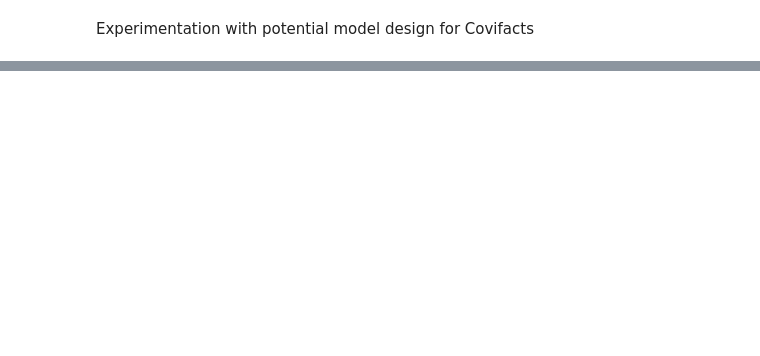
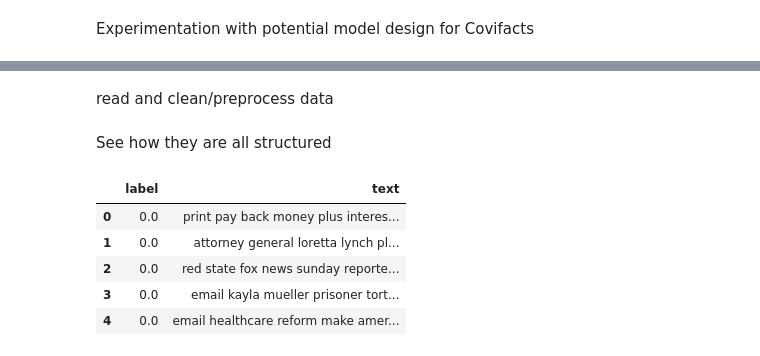
Before and after one commit to sebswU/coviFacts, a Jupyter notebook: botTrainer.ipynb, the cells around one changed output, grey strips where cells are left out. Saved outputs shown, nothing was run; the diff lists cells and outputs as text; code cells hidden in the pictures; blank space fills up the shorter version.

```diff
--- a/botTrainer.ipynb
+++ b/botTrainer.ipynb
@@ -151,0 +462,2 @@ NameError: ignored
+# %% [markdown]
+read and clean/preprocess data
@@ -151,0 +474,2 @@ NameError: ignored
+# %% [markdown]
+See how they are all structured
@@ -151,0 +481,13 @@ NameError: ignored
+# %%
+databox['label'].replace ({'Fake': 1, 'Real': 0}, inplace=True)
+databox = databox.drop(axis = 1, columns = ['author','published','title','text','language','site_url','main_img_url','type','title_without_stopwords','hasImage'])
+databox.rename(columns = {'text_without_stopwords':'text'}, inplace = True)
+
+databox.head()
+# %% [output]
+|  | label | text |
+| 0 | 0.0 | print pay back money plus interes... |
+| 1 | 0.0 | attorney general loretta lynch pl... |
+| 2 | 0.0 | red state fox news sunday reporte... |
+| 3 | 0.0 | email kayla mueller prisoner tort... |
+| 4 | 0.0 | email healthcare reform make amer... |
```
Also changed, not shown: parts of 64 cells of this notebook.
